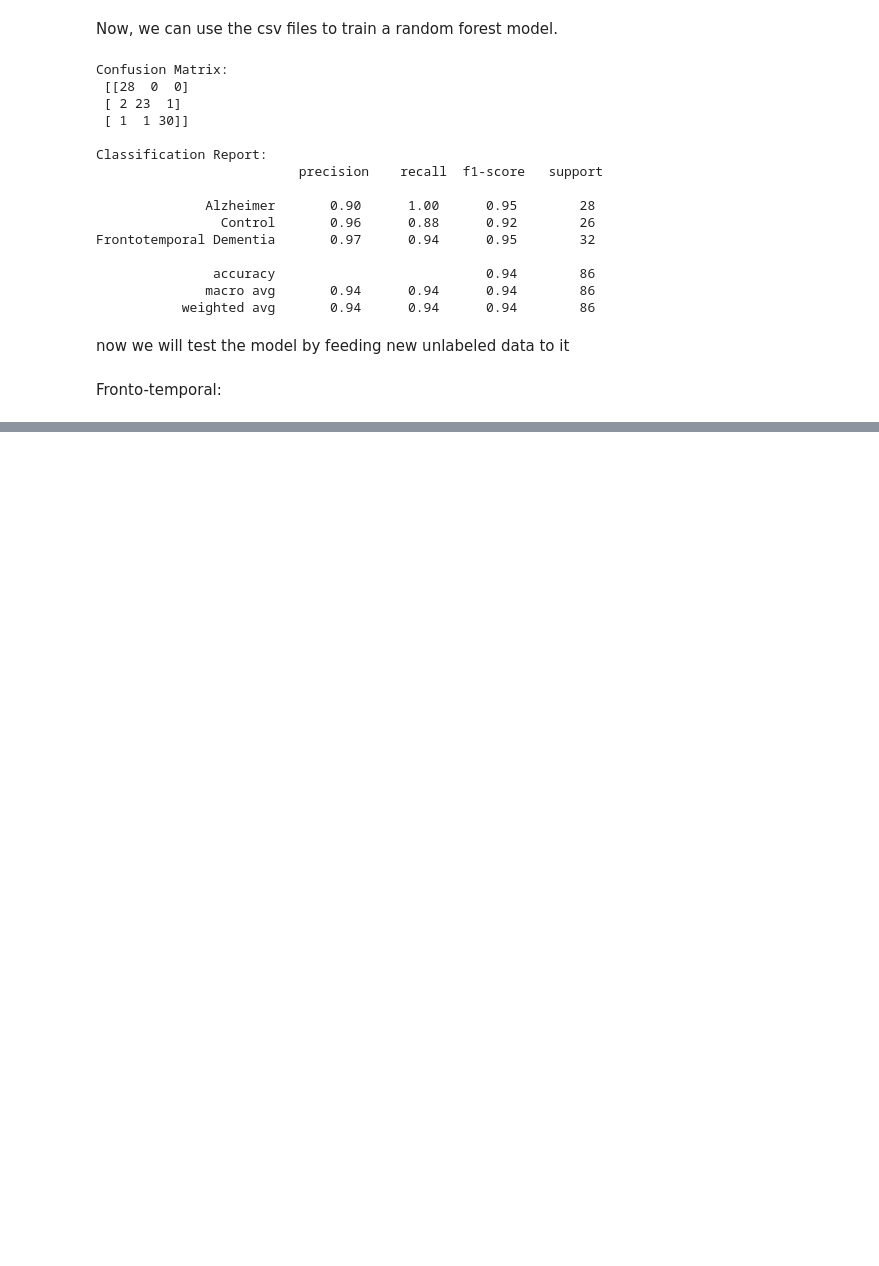
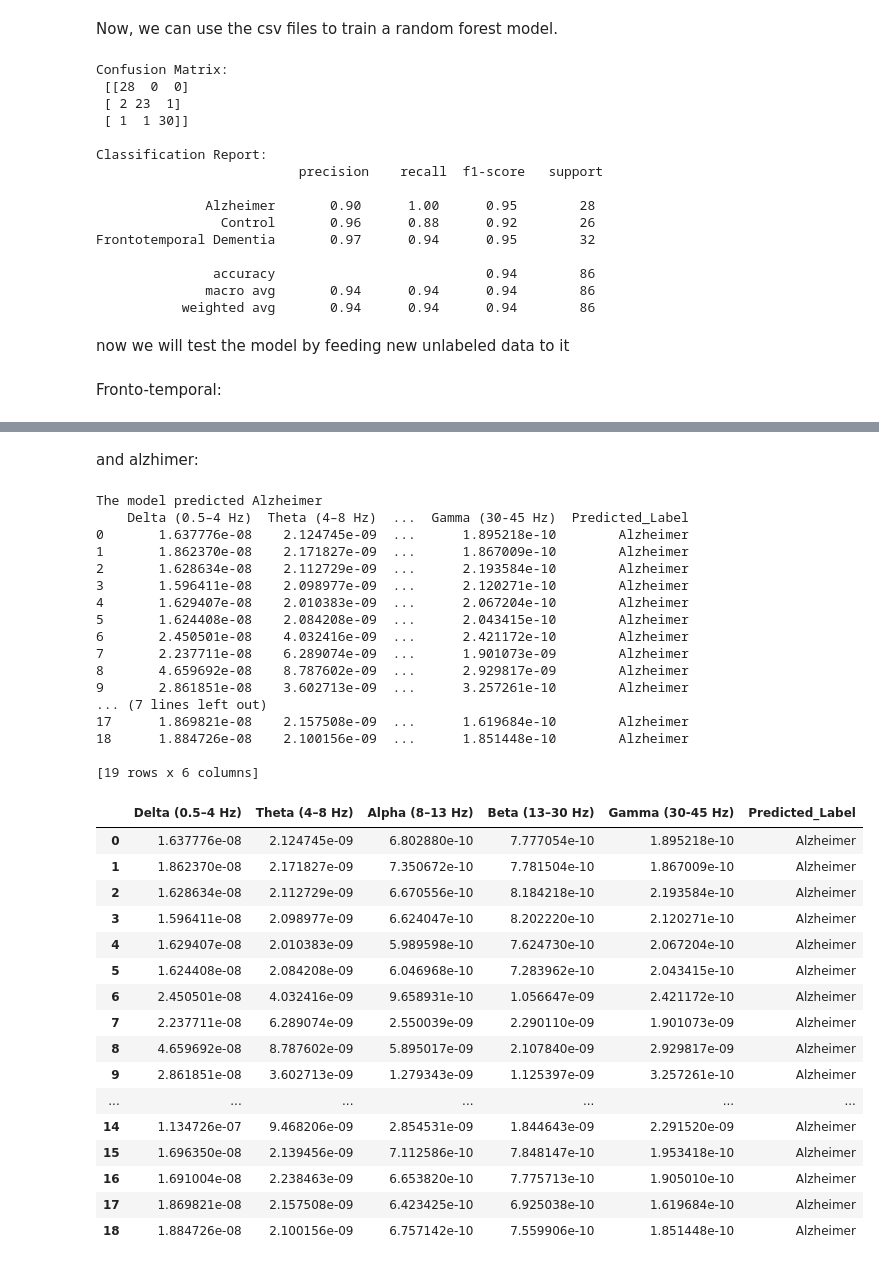
Before and after one commit to noamhed/Resting-state-EEG-project, a Jupyter notebook: main.ipynb, the cells around one changed output, grey strips where cells are left out. Cells and saved outputs as stored; diff of their text form; code cells hidden in the pictures; blank space fills up the shorter version.

```diff
--- a/main.ipynb
+++ b/main.ipynb
@@ -232,0 +306,40 @@ FileNotFoundError: [Errno 2] No such file or directory: '/Users/noam/Documents/m
+# %% [markdown]
+and alzhimer:
+# %%
+new_data = "/Users/noam/Documents/myProjects/Resting-state-EEG-project/src/data/model_test/band_power/a006_bp.csv"
+classify_new_data(model, x , new_data)
+# %% [output]
+The model predicted Alzheimer
+    Delta (0.5–4 Hz)  Theta (4–8 Hz)  ...  Gamma (30-45 Hz)  Predicted_Label
+0       1.637776e-08    2.124745e-09  ...      1.895218e-10        Alzheimer
+1       1.862370e-08    2.171827e-09  ...      1.867009e-10        Alzheimer
+2       1.628634e-08    2.112729e-09  ...      2.193584e-10        Alzheimer
+3       1.596411e-08    2.098977e-09  ...      2.120271e-10        Alzheimer
+4       1.629407e-08    2.010383e-09  ...      2.067204e-10        Alzheimer
+5       1.624408e-08    2.084208e-09  ...      2.043415e-10        Alzheimer
+6       2.450501e-08    4.032416e-09  ...      2.421172e-10        Alzheimer
+7       2.237711e-08    6.289074e-09  ...      1.901073e-09        Alzheimer
+8       4.659692e-08    8.787602e-09  ...      2.929817e-09        Alzheimer
+9       2.861851e-08    3.602713e-09  ...      3.257261e-10        Alzheimer
+... (7 lines left out)
+17      1.869821e-08    2.157508e-09  ...      1.619684e-10        Alzheimer
+18      1.884726e-08    2.100156e-09  ...      1.851448e-10        Alzheimer
+
+[19 rows x 6 columns]
+|  | Delta (0.5–4 Hz) | Theta (4–8 Hz) | Alpha (8–13 Hz) | Beta (13–30 Hz) | Gamma (30-45 Hz) | Predicted_Label |
+| 0 | 1.637776e-08 | 2.124745e-09 | 6.802880e-10 | 7.777054e-10 | 1.895218e-10 | Alzheimer |
+| 1 | 1.862370e-08 | 2.171827e-09 | 7.350672e-10 | 7.781504e-10 | 1.867009e-10 | Alzheimer |
+| 2 | 1.628634e-08 | 2.112729e-09 | 6.670556e-10 | 8.184218e-10 | 2.193584e-10 | Alzheimer |
+| 3 | 1.596411e-08 | 2.098977e-09 | 6.624047e-10 | 8.202220e-10 | 2.120271e-10 | Alzheimer |
+| 4 | 1.629407e-08 | 2.010383e-09 | 5.989598e-10 | 7.624730e-10 | 2.067204e-10 | Alzheimer |
+| 5 | 1.624408e-08 | 2.084208e-09 | 6.046968e-10 | 7.283962e-10 | 2.043415e-10 | Alzheimer |
+| 6 | 2.450501e-08 | 4.032416e-09 | 9.658931e-10 | 1.056647e-09 | 2.421172e-10 | Alzheimer |
+| 7 | 2.237711e-08 | 6.289074e-09 | 2.550039e-09 | 2.290110e-09 | 1.901073e-09 | Alzheimer |
+| 8 | 4.659692e-08 | 8.787602e-09 | 5.895017e-09 | 2.107840e-09 | 2.929817e-09 | Alzheimer |
+| 9 | 2.861851e-08 | 3.602713e-09 | 1.279343e-09 | 1.125397e-09 | 3.257261e-10 | Alzheimer |
+| ... | ... | ... | ... | ... | ... | ... |
+| 14 | 1.134726e-07 | 9.468206e-09 | 2.854531e-09 | 1.844643e-09 | 2.291520e-09 | Alzheimer |
+| 15 | 1.696350e-08 | 2.139456e-09 | 7.112586e-10 | 7.848147e-10 | 1.953418e-10 | Alzheimer |
+| 16 | 1.691004e-08 | 2.238463e-09 | 6.653820e-10 | 7.775713e-10 | 1.905010e-10 | Alzheimer |
+| 17 | 1.869821e-08 | 2.157508e-09 | 6.423425e-10 | 6.925038e-10 | 1.619684e-10 | Alzheimer |
+| 18 | 1.884726e-08 | 2.100156e-09 | 6.757142e-10 | 7.559906e-10 | 1.851448e-10 | Alzheimer |
```
Also changed, not shown: parts of 6 cells of this notebook, 5 other files.
